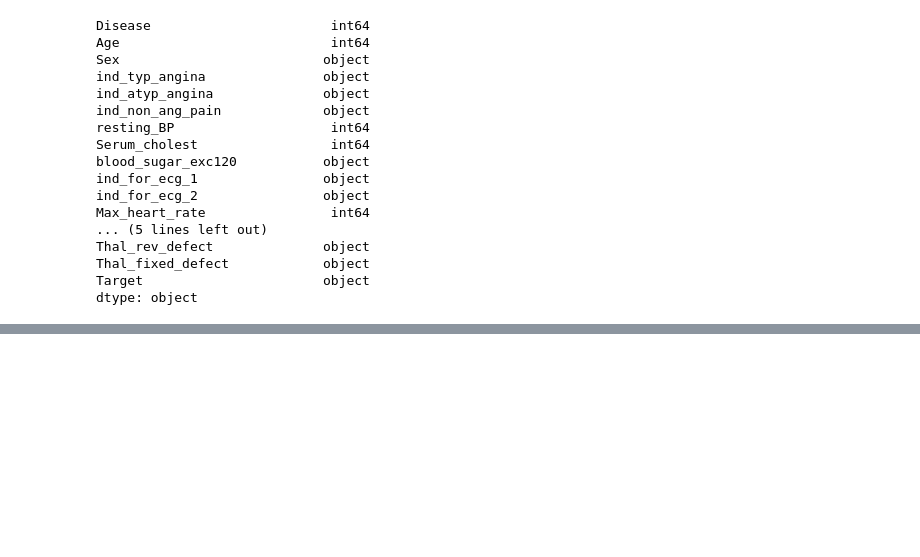
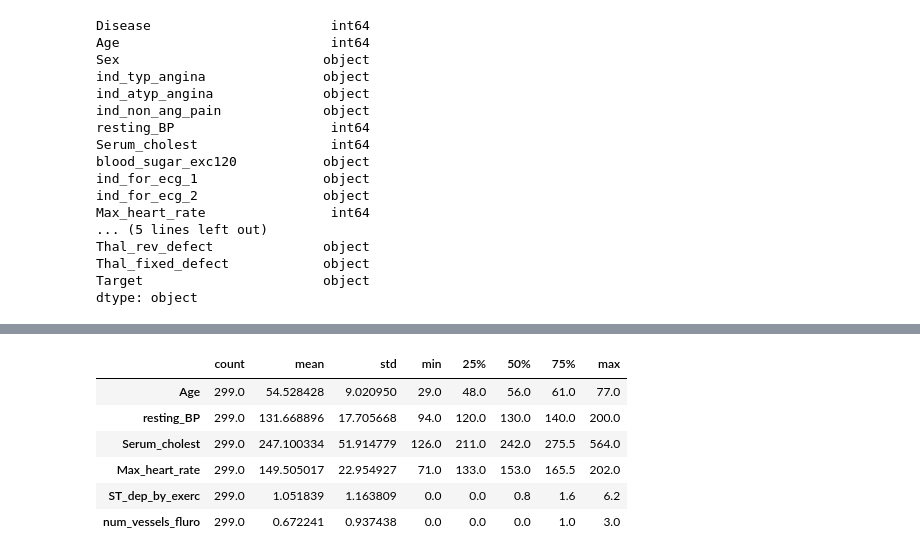
Before and after one commit to nibu-pamplaniyil/Heart, a Jupyter notebook: jupiter.ipynb, the cells around one changed output, grey strips where cells are left out. Drawn from its saved outputs; the diff is of its cells as text; code cells hidden in the pictures; blank space fills up the shorter version.

```diff
--- a/jupiter.ipynb
+++ b/jupiter.ipynb
@@ -121,3 +121,7 @@ Thal_rev_defect              object
 Thal_fixed_defect            object
 Target                       object
 dtype: object
+# %%
+num_variables = ['Age','resting_BP','Serum_cholest','Max_heart_rate','ST_dep_by_exerc','num_vessels_fluro']
+
+cat_variables = ['Sex','ind_typ_angina','ind_atyp_angina','ind_non_ang_pain','blood_sugar_exc120','ind_for_ecg_1','ind_for_ecg_2','ind_exerc_angina','ind_for_slope_up_exerc','ind_for_slope_down_exerc','Thal_rev_defect','Thal_fixed_defect','Target']
@@ -123,0 +159,10 @@ dtype: object
+# %%
+My_data[num_variables].describe().T
+# %% [output]
+|  | count | mean | std | min | 25% | 50% | 75% | max |
+| Age | 299.0 | 54.528428 | 9.020950 | 29.0 | 48.0 | 56.0 | 61.0 | 77.0 |
+| resting_BP | 299.0 | 131.668896 | 17.705668 | 94.0 | 120.0 | 130.0 | 140.0 | 200.0 |
+| Serum_cholest | 299.0 | 247.100334 | 51.914779 | 126.0 | 211.0 | 242.0 | 275.5 | 564.0 |
+| Max_heart_rate | 299.0 | 149.505017 | 22.954927 | 71.0 | 133.0 | 153.0 | 165.5 | 202.0 |
+| ST_dep_by_exerc | 299.0 | 1.051839 | 1.163809 | 0.0 | 0.0 | 0.8 | 1.6 | 6.2 |
+| num_vessels_fluro | 299.0 | 0.672241 | 0.937438 | 0.0 | 0.0 | 0.0 | 1.0 | 3.0 |
```
Also changed, not shown: parts of 3 cells of this notebook.
